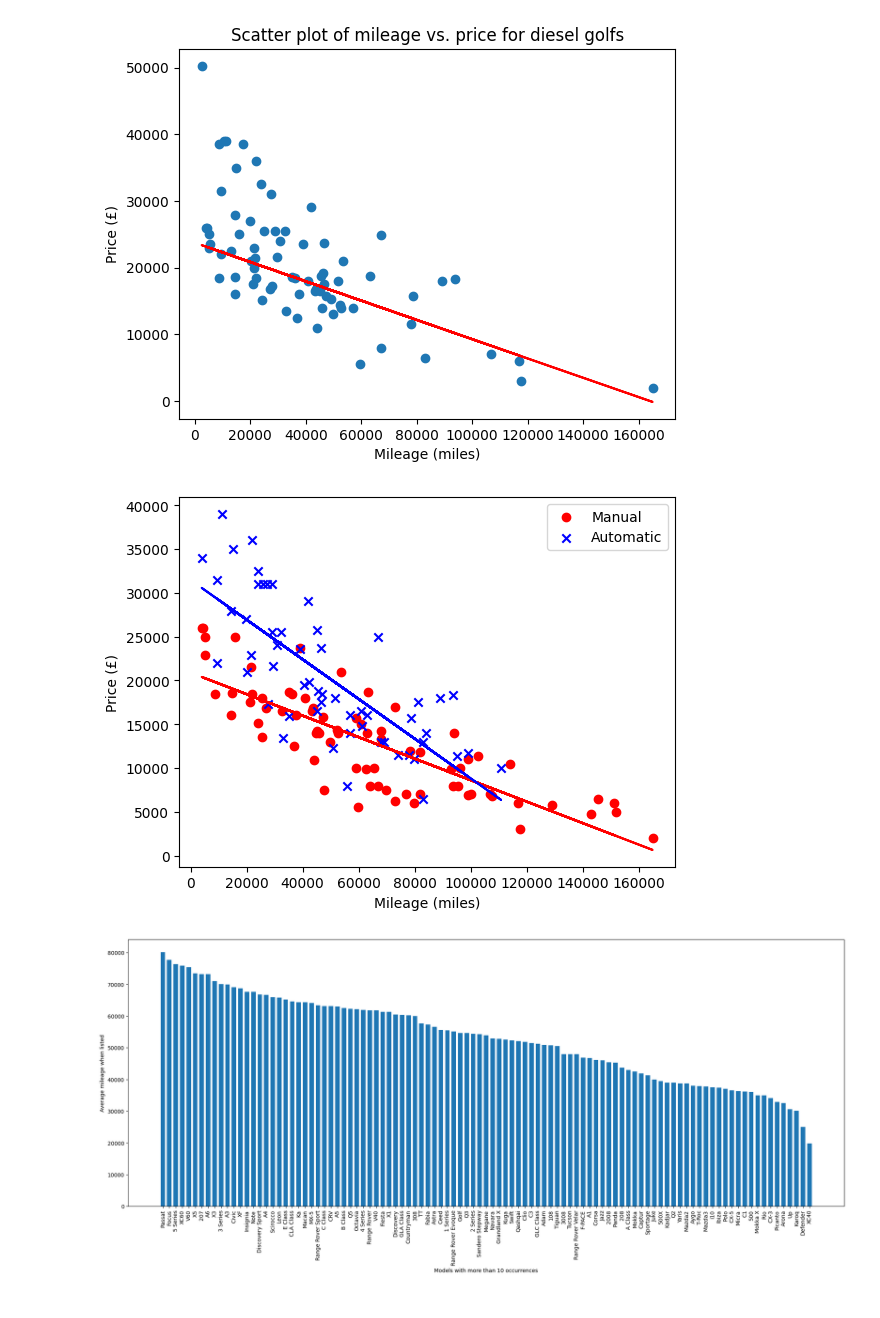
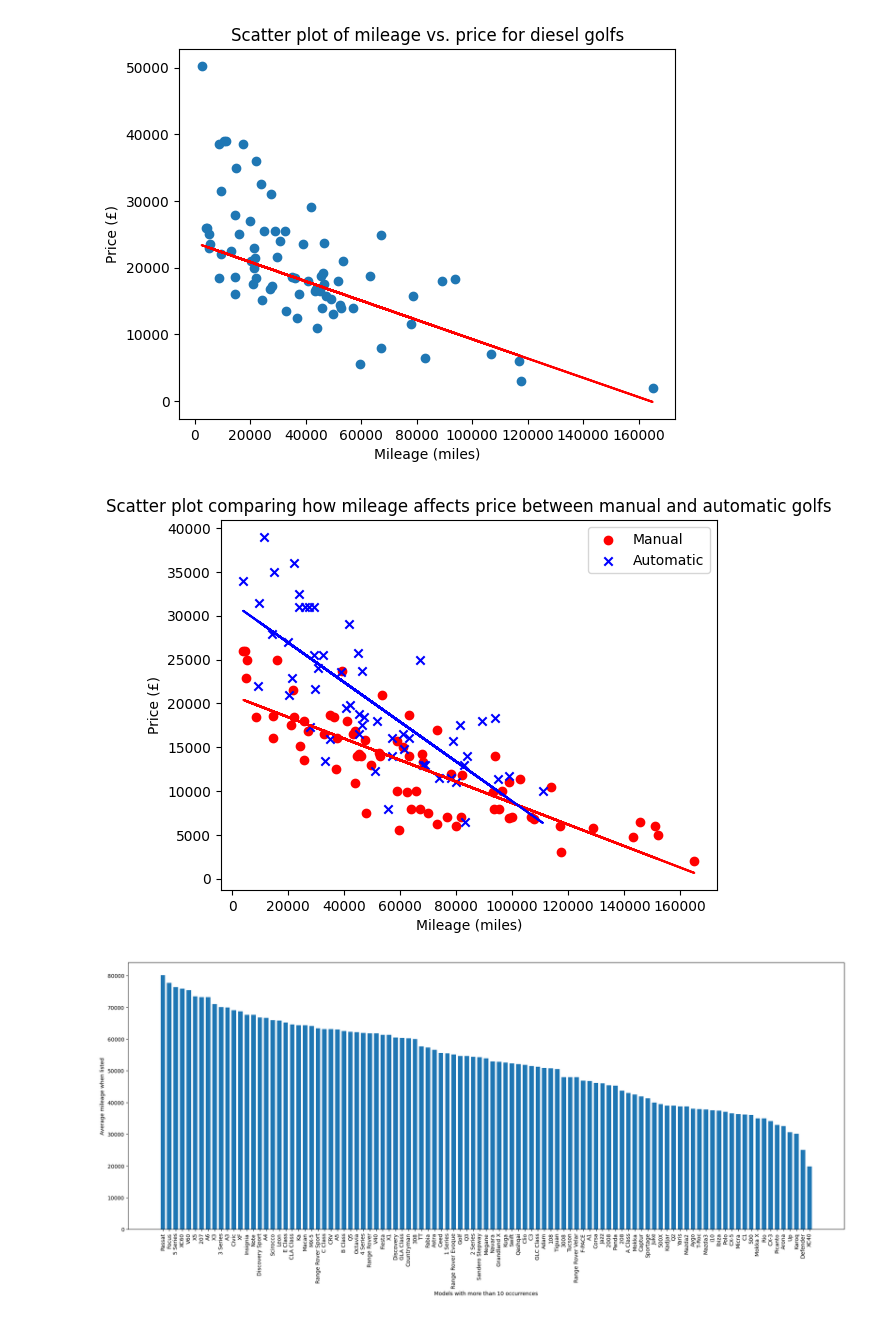
Before and after one commit to jdsandison/practice-web-scraper, a Jupyter notebook: analysis.ipynb, the cells around one changed output. Cells and saved outputs as stored; diff of their text form; code cells hidden in the pictures.

Commit message:
added title

```diff
--- a/analysis.ipynb
+++ b/analysis.ipynb
@@ -240,35 +240,35 @@ x_set1 = results_set1['Mileage (miles)']
 y_set1 = results_set1['price']
 
 query = "SELECT * FROM dataset WHERE model_id = 5 and transmission_type_id = 3"
 results_set2 = pd.read_sql(query, mydb)
 
 x_set2 = results_set2['Mileage (miles)']
 y_set2 = results_set2['price']
 
 fig, ax = plt.subplots()
 
 ax.scatter(x_set1, y_set1, label='Manual', color='red', marker='o')
 
 ax.scatter(x_set2, y_set2, label='Automatic', color='blue', marker='x')
 
 coefficients_set1 = np.polyfit(x_set1, y_set1, 1)
 
 x_set1_array = np.array(x_set1)
 
 ax.plot(x_set1, coefficients_set1[0] * x_set1_array + coefficients_set1[1], color='r')
 
 coefficients_set2 = np.polyfit(x_set2, y_set2, 1)
 
 x_set2_array = np.array(x_set2)
 
 ax.plot(x_set2, coefficients_set2[0] * x_set2_array + coefficients_set2[1], color='b')
-
+ax.set_title("Scatter plot comparing how mileage affects price between manual and automatic golfs")
 ax.set_xlabel("Mileage (miles)"), ax.set_ylabel("Price (£)")
 ax.legend()
 
 plt.show()
 # %% [output]
-[figure, old version]
+[figure, new version]
 # %%
 # investigating which models are listed with the highest average mileage.
 query = """
```
